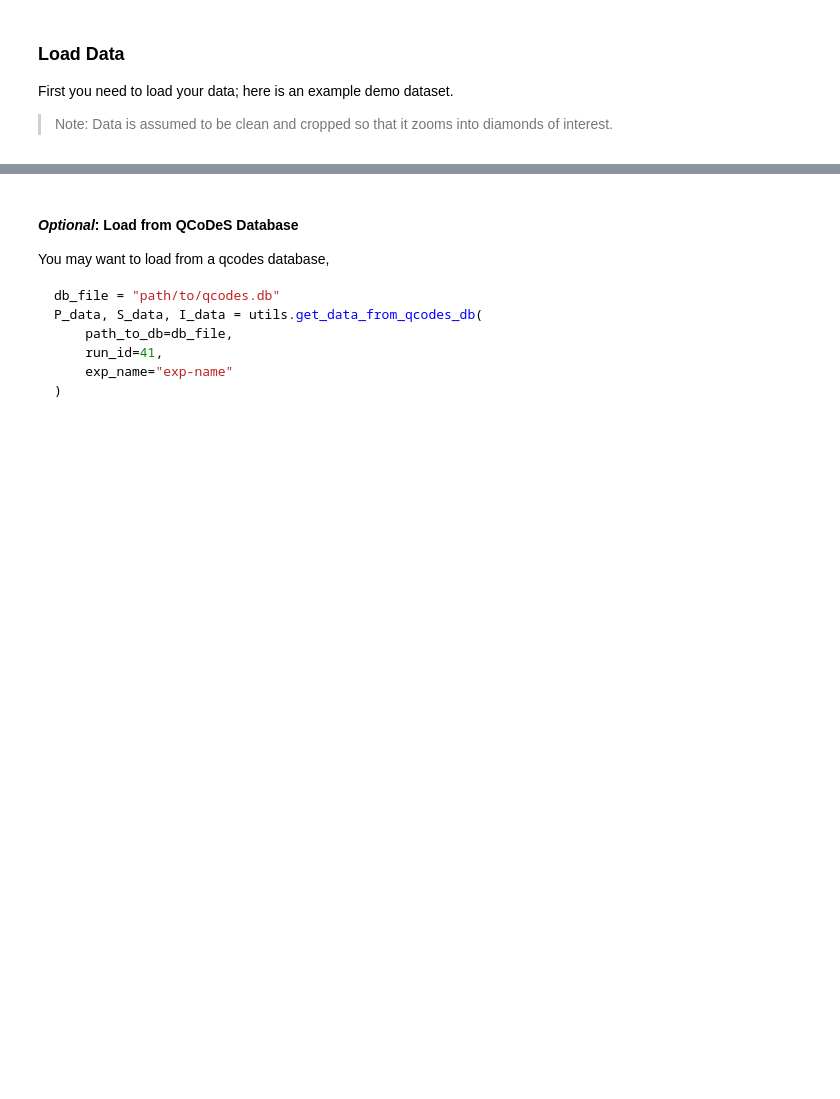
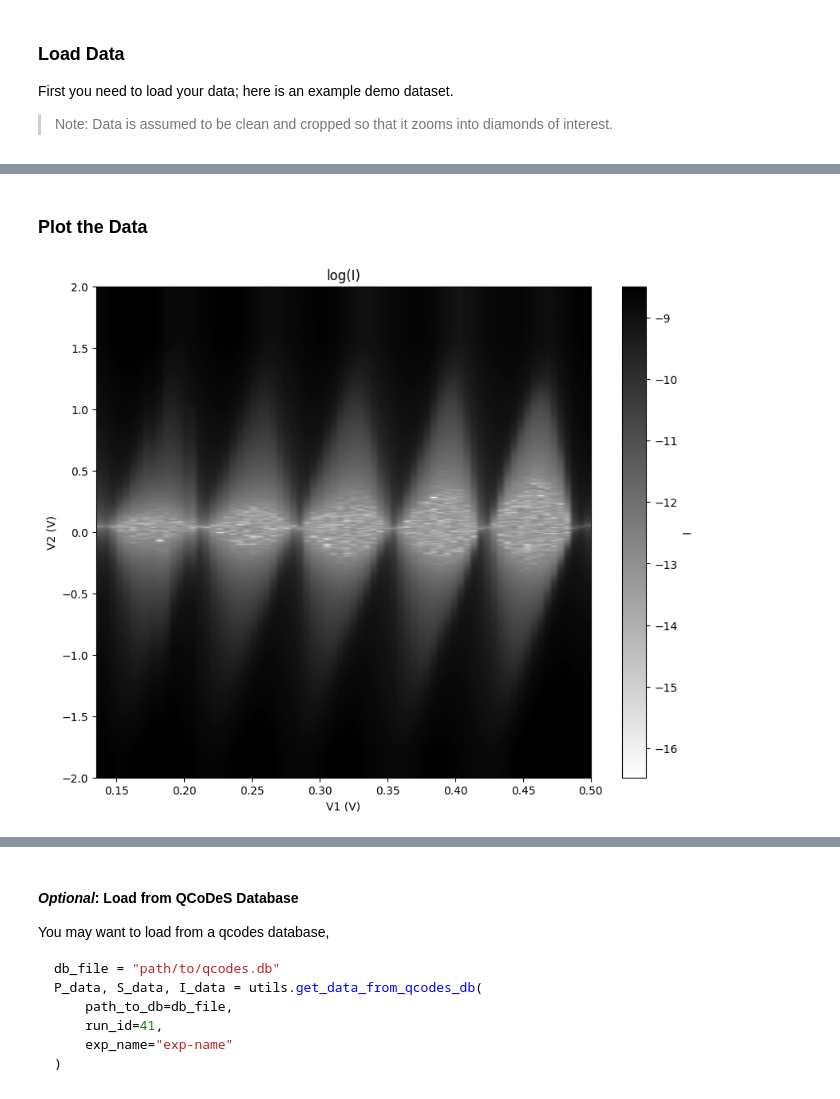
Before and after one commit to mainCSG/diamondminer, a Jupyter notebook: example/demo.ipynb, the cells around one changed output, grey strips where cells are left out. Drawn from its saved outputs; the diff is of its cells as text; code cells hidden in the pictures; blank space fills up the shorter version.

```diff
--- a/example/demo.ipynb
+++ b/example/demo.ipynb
@@ -15,0 +67,46 @@ First you need to load your data; here is an example demo dataset.
+# %% [markdown]
+### Plot the Data
+# %%
+import numpy as np
+import matplotlib.pyplot as plt
+
+def read_data(filename):
+    with open(filename, 'r') as f:
+        lines = f.readlines()
+
+    V1 = np.array(lines[0].split()).astype(float)
+    data = []
+    V2 = []
+
+    for line in lines[1:]:
+        values = line.split()
+        V2.append(float(values[0]))
+        data.append([float(x) for x in values[1:]])
+
+    V2 = np.array(V2)
+    data = np.array(data)
+
+    return V1, V2, data
+
+def plot_2d_color(V1, V2, data, filename):
+    plt.figure(figsize=(10, 8))
+    plt.imshow(data, extent=[V1.min(), V1.max(), V2.min(), V2.max()],
+               aspect='auto', origin='lower', cmap='binary')
+    # plt.colorbar(label='dI/dV2')
+    plt.colorbar(label='I')
+    plt.xlabel('V1 (V)')
+    plt.ylabel('V2 (V)')
+    # plt.title('2D Color Plot of dI/dV2')
+    plt.title('log(I)')
+    plt.savefig(filename, dpi=300, bbox_inches='tight')
+    plt.show()
+
+# Main execution
+# input_file = 'derivative_output.txt'
+input_file = 'log_output.txt'
+output_file = 'dIdV2_color_plot.png'
+
+V1, V2, data = read_data(input_file)
+plot_2d_color(V1, V2, data, output_file)
+# %% [output]
+[figure, added]
```
Also changed, not shown: parts of 15 cells of this notebook, 20 other files.
